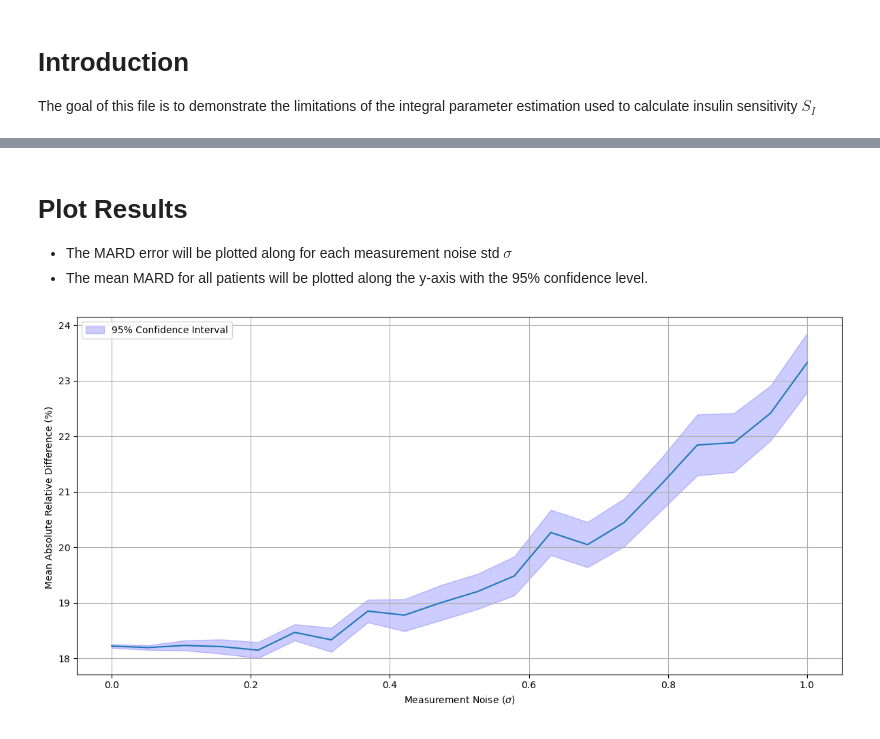
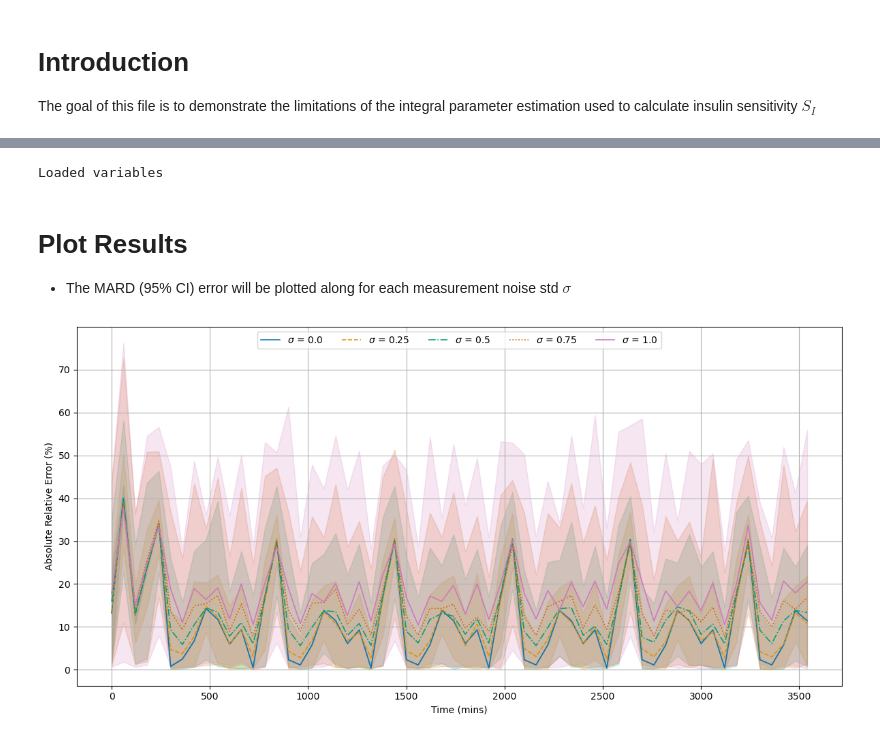
Before and after one commit to mlmulv/Thesis-Code, a Jupyter notebook: notebooks/01_Integral_Estimation.ipynb, the cells around one changed output, grey strips where cells are left out. Cells and saved outputs as stored; diff of their text form; code cells hidden in the pictures.

Commit message:
edited script one

```diff
--- a/notebooks/01_Integral_Estimation.ipynb
+++ b/notebooks/01_Integral_Estimation.ipynb
@@ -80,18 +33,34 @@ for i in range(num_noise_std):
+# %%
+try:
+    SI_est_error_01 = np.load("../scripts/variables/SI_est_error_01.npy")
+    meas_noise_std = np.load("../scripts/variables/meas_noise_std_01.npy")
+    print("Loaded variables")
+except Exception:
+    print('Run 01_Integral_Estimation_script.py')
+# %% [output]
+Loaded variables
 # %% [markdown]
 # Plot Results
 
-+ The MARD error will be plotted along for each measurement noise std $\sigma$
-+ The mean MARD for all patients will be plotted along the y-axis with the 95% confidence level.
++ The MARD (95% CI) error will be plotted along for each measurement noise std $\sigma$
 # %%
-cl = 0.95
-ci = np.asarray([scipy.stats.t.interval(confidence=cl, df=num_patients-1, loc=SI_est_mard_mu[sigma], scale=SI_est_mard_std[sigma] / np.sqrt(num_patients)) for sigma in range(num_noise_std)])
-fig, ax = plt.subplots(figsize=(12,6))
-ax.plot(meas_noise_std, SI_est_mard_mu)
-ax.fill_between(meas_noise_std, ci[:,0], ci[:,1], color='blue', alpha=0.2, label='95% Confidence Interval')
-ax.set_xlabel(r'Measurement Noise ($\sigma$)')
-ax.set_ylabel('Mean Absolute Relative Difference (%) ')
-ax.grid()
-ax.legend(loc='best')
-fig.tight_layout()
+mean_err = np.mean(SI_est_error_01, axis=1)
+ci_low = np.percentile(SI_est_error_01, 2.5, axis=1)
+ci_high = np.percentile(SI_est_error_01, 97.5, axis=1)
+time = 60*np.arange(mean_err.shape[1])
-# %% [output]
-[figure, removed]
+# %%
+num_plots = mean_err.shape[0]
+palette = sns.color_palette("colorblind", num_plots)
+
+fig, ax = plt.subplots(figsize=(12,6))
+for i in range(num_plots):
+    ax.plot(time, mean_err[i,:], color=palette[i], linewidth=1.2, alpha=0.95, linestyle = ['-', '--', '-.', ':'][i % 4], label = f"$\\sigma$ = {meas_noise_std[i]}")
+    ax.fill_between(time, ci_low[i,:], ci_high[i,:], color=palette[i], alpha=0.18)
+    ax.set_ylabel('Absolute Relative Error (%)')
+
+ax.legend(loc='upper center', ncols=num_plots)
+ax.set_xlabel('Time (mins)')
+ax.grid()
+fig.tight_layout()
+# %% [output]
+[figure, added]
```
Also changed, not shown: parts of 9 cells of this notebook, 3 other files.
